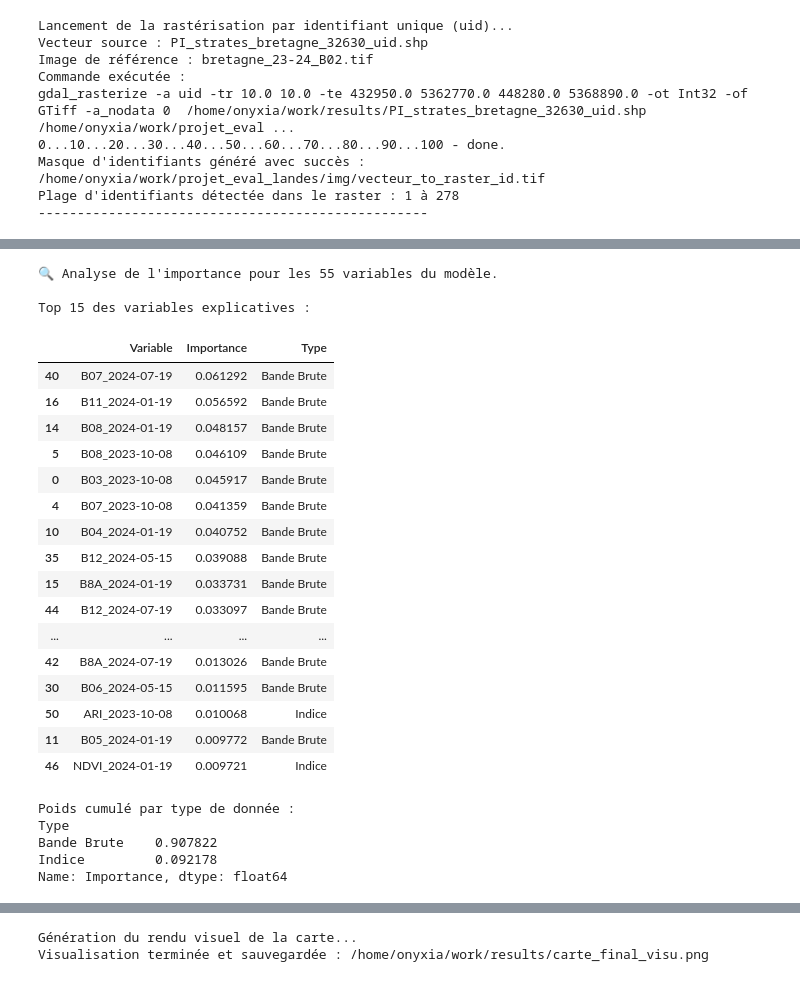
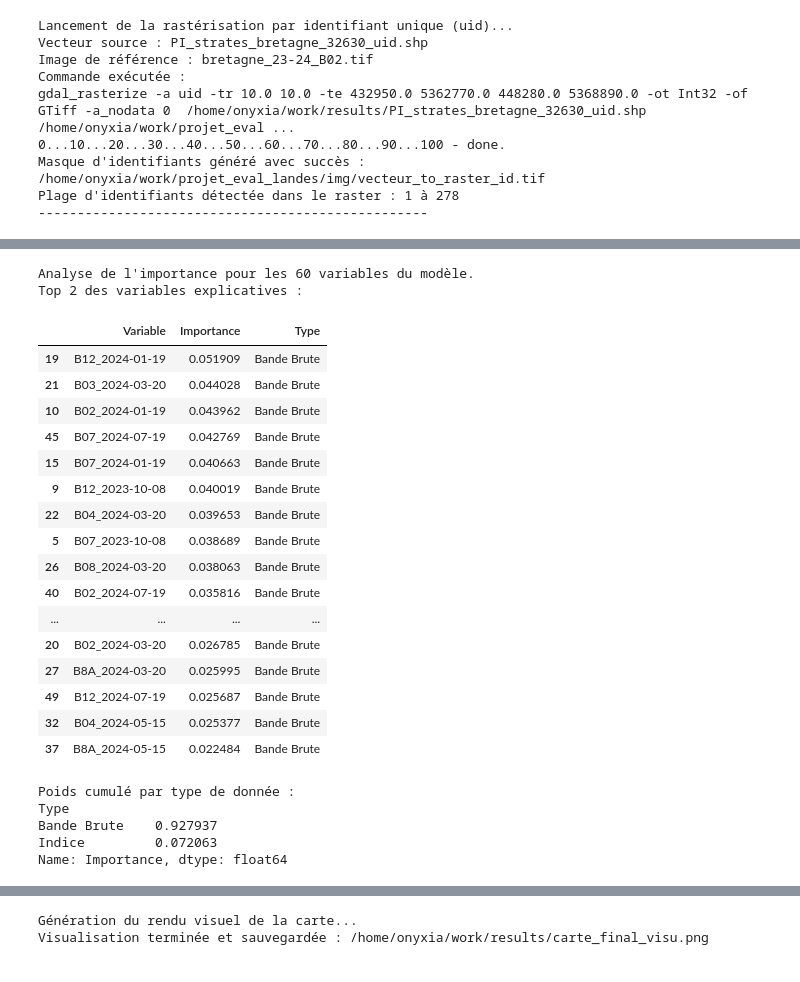
Before and after one commit to MatthieuGoubs/projet_eval_landes, a Jupyter notebook: projet_telea_GOUBERT_MATTHIEU.ipynb, the cells around one changed output, grey strips where cells are left out. Cells and saved outputs as stored; diff of their text form; code cells hidden in the pictures.

```diff
--- a/projet_telea_GOUBERT_MATTHIEU.ipynb
+++ b/projet_telea_GOUBERT_MATTHIEU.ipynb
@@ -743,6 +586,6 @@ Prêt à fusionner 45 fichiers raster.
 # %%
 # =============================================================================
-# PHASE 12 : CONSTRUCTION DU STACK MULTI-TEMPOREL ET SPECTRAL
+# PHASE 11 : CONSTRUCTION DU STACK MULTI-TEMPOREL ET SPECTRAL
 # =============================================================================
 
 print(f"Initialisation de l'empilement pour {len(sentinel_bands)} types de bandes...")
@@ -788,6 +631,17 @@ for i, tif in enumerate(tif_list):
 # Concaténation finale
 print("🔗 Concaténation des matrices en cours...")
 image_stack_sentinel = np.concatenate(stack, axis=2)
+print("-" * 50)
+
+# Bloc de nettoyage
+# Compter les NaNs pour le diagnostic
+nan_count = np.isnan(image_stack_sentinel).sum()
+print(f"Nombre de pixels corrompus (NaN) détectés : {nan_count}")
+
+# Remplacer les NaNs et les Infinités par 0
+image_stack_sentinel = np.nan_to_num(image_stack_sentinel, nan=0.0, posinf=0.0, neginf=0.0)
+print("Nettoyage terminé.")
+
 
 # Résumé final
 rows, cols, bands = image_stack_sentinel.shape
@@ -1234,80 +1127,78 @@ Diagramme de qualité des classes affiché.
 [figure]
 # %%
 # =============================================================================
-# PHASE 20 : ANALYSE DES VARIABLES LES PLUS DISCRIMINANTES (65 VARIABLES)
+# PHASE 19 : ANALYSE DES VARIABLES LES PLUS DISCRIMINANTES (55 VARIABLES)
 # =============================================================================
 
-# 1. Définition des éléments constitutifs du Super-Stack
-dates = ["2023-10-08", "2024-01-19", "2024-03-20", "2024-05-15", "2024-07-19"]
-bandes_brutes = ["B03", "B04", "B05", "B06", "B07", "B08", "B8A", "B11", "B12"]
+# Définition des éléments constitutifs du Super-Stack, réutilisation de la variable 'dates'
+bandes_brutes = ["B02", "B03", "B04", "B05", "B06", "B07", "B08", "B8A", "B11", "B12"]
 indices_experts = ["NDVI", "ARI"]
 
-# 2. Reconstruction dynamique des noms (doit suivre l'ordre du np.concatenate)
+# Reconstruction dynamique des noms (doit suivre l'ordre du np.concatenate)
 feature_names = []
 
-# D'abord les 45 bandes brutes (9 bandes x 5 dates)
+    # a) D'abord les 45 bandes brutes (9 bandes x 5 dates)
 for date in dates:
     for b in bandes_brutes:
         feature_names.append(f"{b}_{date}")
 
-# Ensuite les 20 couches d'indices (4 indices x 5 dates)
+    # b) Ensuite les 20 couches d'indices (4 indices x 5 dates)
 for idx in indices_experts:
     for date in dates:
         feature_names.append(f"{idx}_{date}")
 
-print(f"🔍 Analyse de l'importance pour les {len(feature_names)} variables du modèle.")
+print(f"Analyse de l'importance pour les {len(feature_names)} variables du modèle.")
 
-# 3. Récupération des scores d'importance
+# Récupération des scores d'importance
 importances = best_model.feature_importances_
 
 # Vérification de sécurité pour éviter la ValueError
 if len(feature_names) != len(importances):
     print(f"Erreur de dimension : {len(feature_names)} noms vs {len(importances)} scores.")
 else:
     # Création du DataFrame
     df_imp = pd.DataFrame({
         "Variable": feature_names,
         "Importance": importances
     })
 
     # Ajout d'une colonne de catégorie pour l'analyse
     df_imp['Type'] = df_imp['Variable'].apply(lambda x: 'Indice' if any(i in x for i in indices_experts) else 'Bande Brute')
 
     # Tri par ordre décroissant
     df_imp = df_imp.sort_values(by="Importance", ascending=False)
 
-    # Affichage du Top 15 (textuel)
-    print("\nTop 15 des variables explicatives :")
-    display(df_imp.head(30))
+    # Affichage du Top 20 (textuel)
+    print("Top 2 des variables explicatives :")
+    display(df_imp.head(20))
 
-    # Bonus : Petit résumé par type
-    print("\nPoids cumulé par type de donnée :")
+    # Petit résumé par type
+    print("Poids cumulé par type de donnée :")
     print(df_imp.groupby('Type')['Importance'].sum())
 # %% [output]
-🔍 Analyse de l'importance pour les 55 variables du modèle.
-
-Top 15 des variables explicatives :
+Analyse de l'importance pour les 60 variables du modèle.
+Top 2 des variables explicatives :
 |  | Variable | Importance | Type |
-| 40 | B07_2024-07-19 | 0.061292 | Bande Brute |
-| 16 | B11_2024-01-19 | 0.056592 | Bande Brute |
-| 14 | B08_2024-01-19 | 0.048157 | Bande Brute |
-| 5 | B08_2023-10-08 | 0.046109 | Bande Brute |
-| 0 | B03_2023-10-08 | 0.045917 | Bande Brute |
-| 4 | B07_2023-10-08 | 0.041359 | Bande Brute |
-| 10 | B04_2024-01-19 | 0.040752 | Bande Brute |
-| 35 | B12_2024-05-15 | 0.039088 | Bande Brute |
-| 15 | B8A_2024-01-19 | 0.033731 | Bande Brute |
-| 44 | B12_2024-07-19 | 0.033097 | Bande Brute |
+| 19 | B12_2024-01-19 | 0.051909 | Bande Brute |
+| 21 | B03_2024-03-20 | 0.044028 | Bande Brute |
+| 10 | B02_2024-01-19 | 0.043962 | Bande Brute |
+| 45 | B07_2024-07-19 | 0.042769 | Bande Brute |
+| 15 | B07_2024-01-19 | 0.040663 | Bande Brute |
+| 9 | B12_2023-10-08 | 0.040019 | Bande Brute |
+| 22 | B04_2024-03-20 | 0.039653 | Bande Brute |
+| 5 | B07_2023-10-08 | 0.038689 | Bande Brute |
+| 26 | B08_2024-03-20 | 0.038063 | Bande Brute |
+| 40 | B02_2024-07-19 | 0.035816 | Bande Brute |
 | ... | ... | ... | ... |
-| 42 | B8A_2024-07-19 | 0.013026 | Bande Brute |
-| 30 | B06_2024-05-15 | 0.011595 | Bande Brute |
-| 50 | ARI_2023-10-08 | 0.010068 | Indice |
-| 11 | B05_2024-01-19 | 0.009772 | Bande Brute |
-| 46 | NDVI_2024-01-19 | 0.009721 | Indice |
+| 20 | B02_2024-03-20 | 0.026785 | Bande Brute |
+| 27 | B8A_2024-03-20 | 0.025995 | Bande Brute |
+| 49 | B12_2024-07-19 | 0.025687 | Bande Brute |
+| 32 | B04_2024-05-15 | 0.025377 | Bande Brute |
+| 37 | B8A_2024-05-15 | 0.022484 | Bande Brute |
 Poids cumulé par type de donnée :
 Type
-Bande Brute    0.907822
-Indice         0.092178
+Bande Brute    0.927937
+Indice         0.072063
 Name: Importance, dtype: float64
 # %%
 # =============================================================================
```
Also changed, not shown: parts of 37 cells of this notebook, 1 other file.
